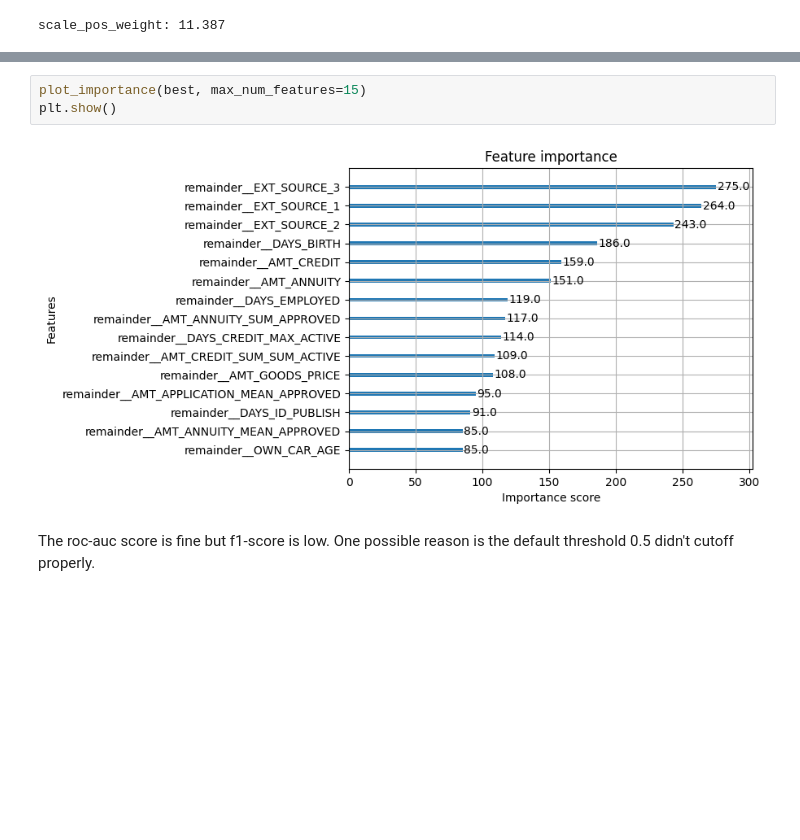
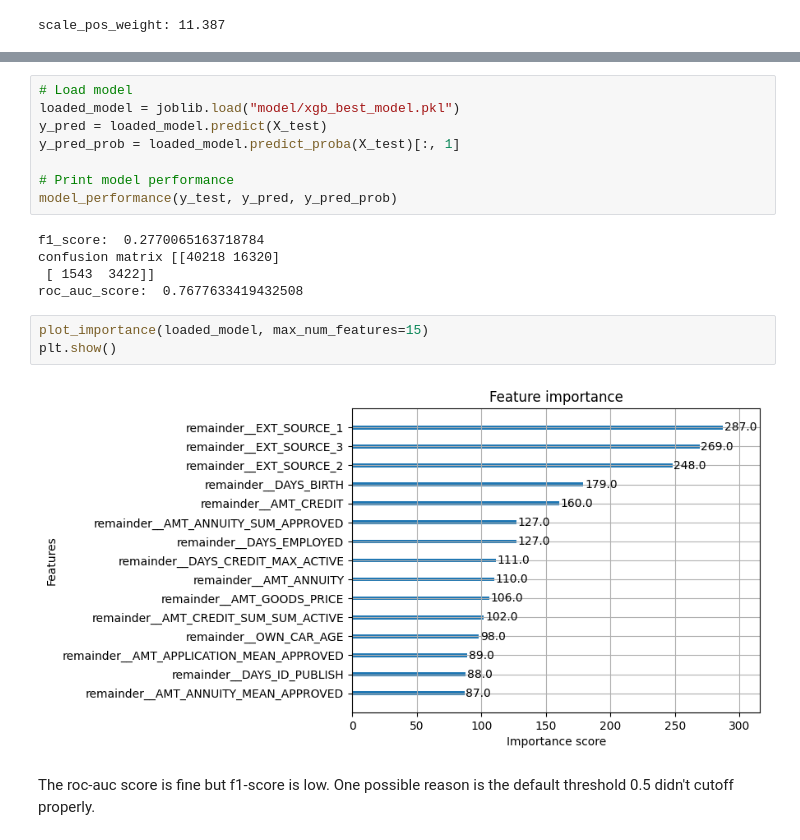
Before and after one commit to Yanxin-Ye/ml-ops-notes, a Jupyter notebook: designing-ml-systems/home-credit-default-risk/ml_modeling_xgboost.ipynb, the cells around one changed output, grey strips where cells are left out. Saved outputs shown, nothing was run; the diff lists cells and outputs as text; blank space fills up the shorter version.

Commit message:
Save the best xgb model and set random seed

```diff
--- a/designing-ml-systems/home-credit-default-risk/ml_modeling_xgboost.ipynb
+++ b/designing-ml-systems/home-credit-default-risk/ml_modeling_xgboost.ipynb
@@ -273,8 +231,21 @@ weighted avg     0.8917    0.8439    0.8641     61503
+# %%
+# Load model
+loaded_model = joblib.load("model/xgb_best_model.pkl")
+y_pred = loaded_model.predict(X_test)
+y_pred_prob = loaded_model.predict_proba(X_test)[:, 1]
+
+# Print model performance
+model_performance(y_test, y_pred, y_pred_prob)
+# %% [output]
+f1_score:  0.2770065163718784
+confusion matrix [[40218 16320]
+ [ 1543  3422]]
+roc_auc_score:  0.7677633419432508
 # %%
-plot_importance(best, max_num_features=15)
+plot_importance(loaded_model, max_num_features=15)
 plt.show()
 # %% [output]
-[figure, old version]
+[figure, new version]
 # %% [markdown]
 The roc-auc score is fine but f1-score is low. One possible reason is the default threshold 0.5 didn't cutoff properly.
 # %% [markdown]
```
Also changed, not shown: parts of 6 cells of this notebook, 2 other files.
